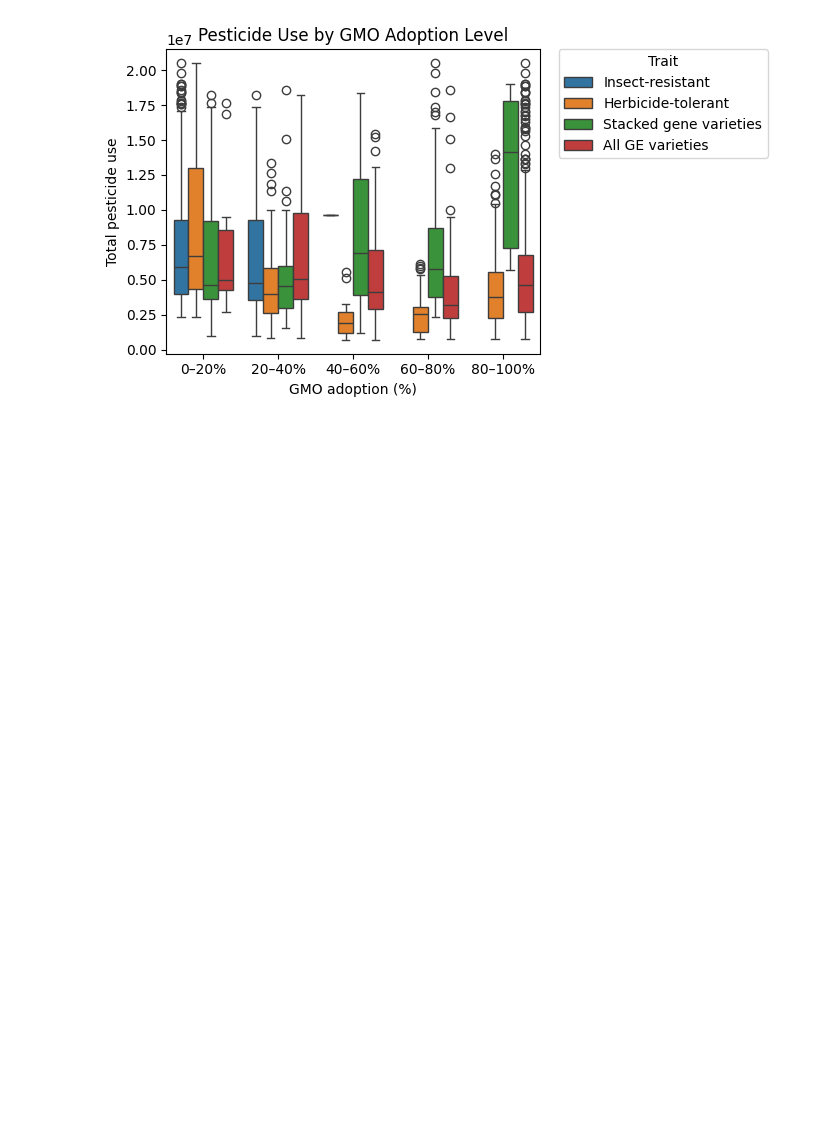
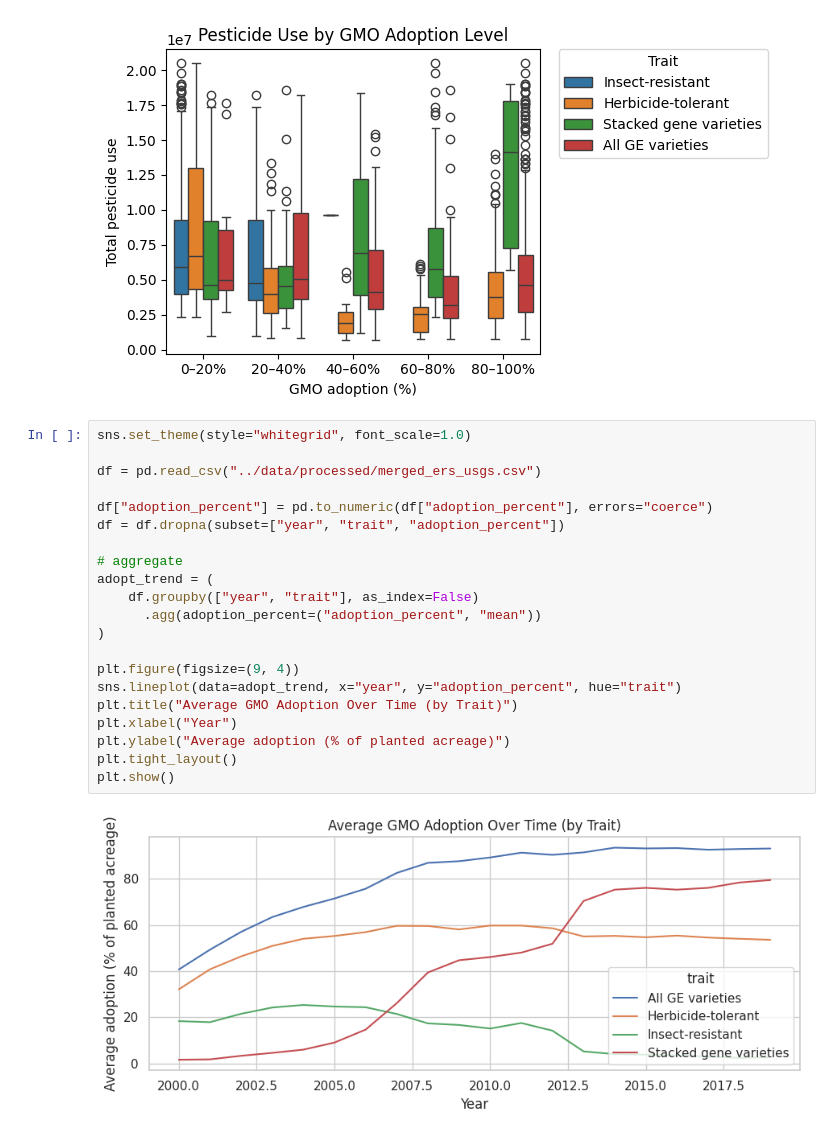
Before and after one commit to regitting/gmo-ecological-trends, a Jupyter notebook: notebooks/analysis.ipynb, the cells around one changed output. Drawn from its saved outputs; the diff is of its cells as text; blank space fills up the shorter version.

```diff
--- a/notebooks/analysis.ipynb
+++ b/notebooks/analysis.ipynb
@@ -55,3 +55,26 @@ plt.tight_layout()
 plt.show()
 # %% [output]
 [figure]
+# %%
+sns.set_theme(style="whitegrid", font_scale=1.0)
+
+df = pd.read_csv("../data/processed/merged_ers_usgs.csv")
+
+df["adoption_percent"] = pd.to_numeric(df["adoption_percent"], errors="coerce")
+df = df.dropna(subset=["year", "trait", "adoption_percent"])
+
+# aggregate
+adopt_trend = (
+    df.groupby(["year", "trait"], as_index=False)
+      .agg(adoption_percent=("adoption_percent", "mean"))
+)
+
+plt.figure(figsize=(9, 4))
+sns.lineplot(data=adopt_trend, x="year", y="adoption_percent", hue="trait")
+plt.title("Average GMO Adoption Over Time (by Trait)")
+plt.xlabel("Year")
+plt.ylabel("Average adoption (% of planted acreage)")
+plt.tight_layout()
+plt.show()
+# %% [output]
+[figure, added]
```
Also changed, not shown: parts of 1 cell of this notebook.
